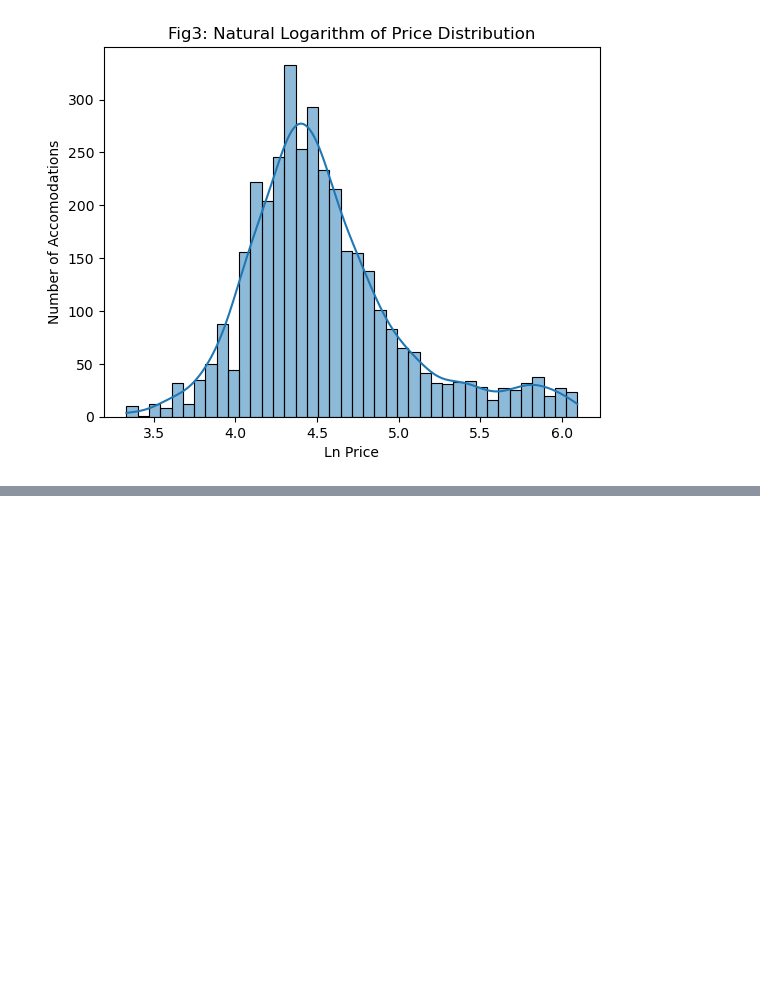
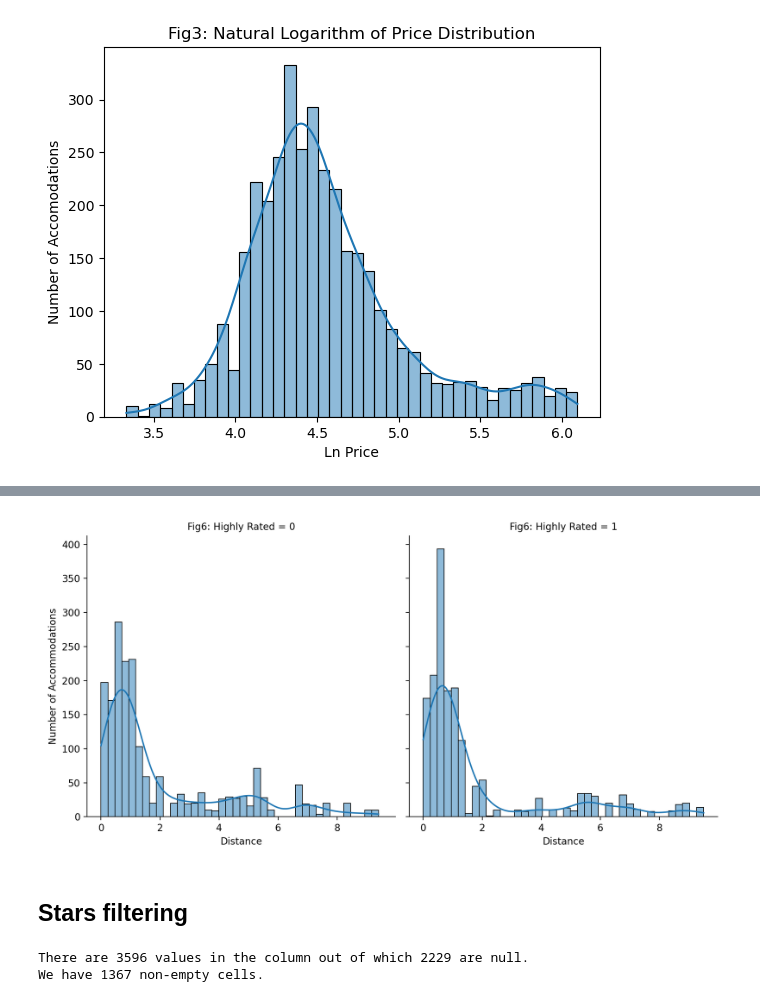
Before and after one commit to mateschieszler/DA2_2023, a Jupyter notebook: work-files/assignment2/Assignment-2_code_work.ipynb, the cells around one changed output, grey strips where cells are left out. Saved outputs shown, nothing was run; the diff lists cells and outputs as text; code cells hidden in the pictures; blank space fills up the shorter version.

```diff
--- a/work-files/assignment2/Assignment-2_code_work.ipynb
+++ b/work-files/assignment2/Assignment-2_code_work.ipynb
@@ -108,0 +228,20 @@ fig3
+# %%
+# Create a FacetGrid in sns
+grid = sns.FacetGrid(filtered_naples, col='highly_rated', height=5)
+grid.map(sns.histplot, 'distance', bins=40, kde=True)
+
+grid.set_titles(col_template='Fig6: Highly Rated = {col_name}')
+grid.set_axis_labels(x_var='Distance', y_var='Number of Accommodations')
+
+plt.show()
+# %% [output]
+[figure, added]
+# %% [markdown]
+## Stars filtering
+# %%
+# Check for null values
+print(f'''There are {filtered_naples["stars"].shape[0]} values in the column out of which {filtered_naples["stars"].isnull().sum()} are null.
+We have {filtered_naples["stars"].count()} non-empty cells.''')
+# %% [output]
+There are 3596 values in the column out of which 2229 are null.
+We have 1367 non-empty cells.
```
Also changed, not shown: parts of 25 cells of this notebook, 1 other file.
